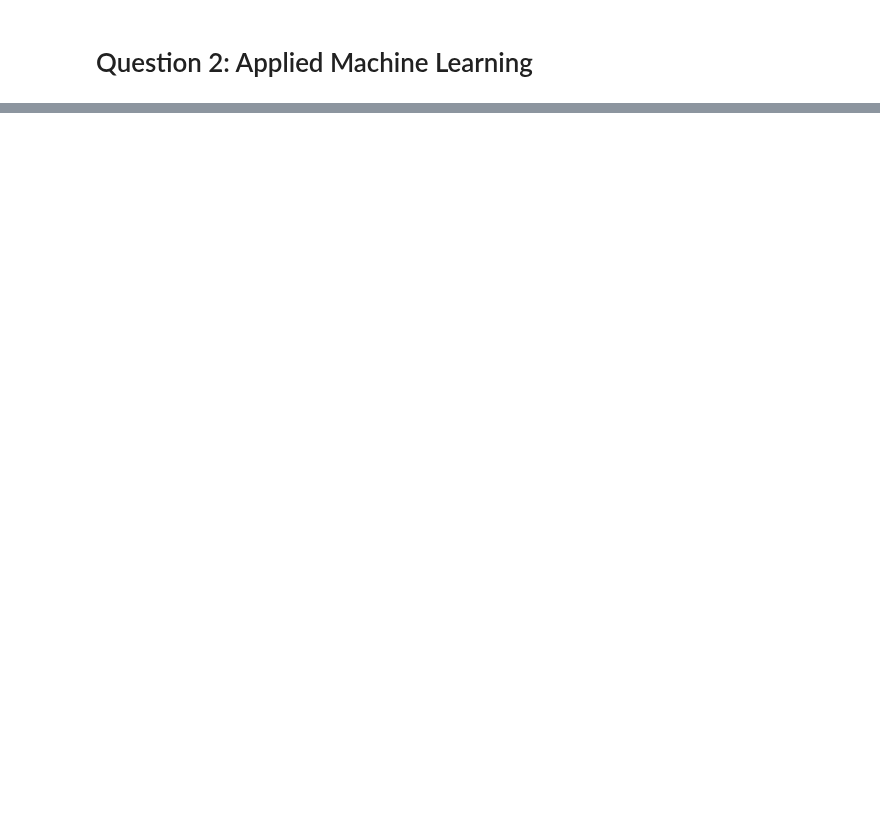
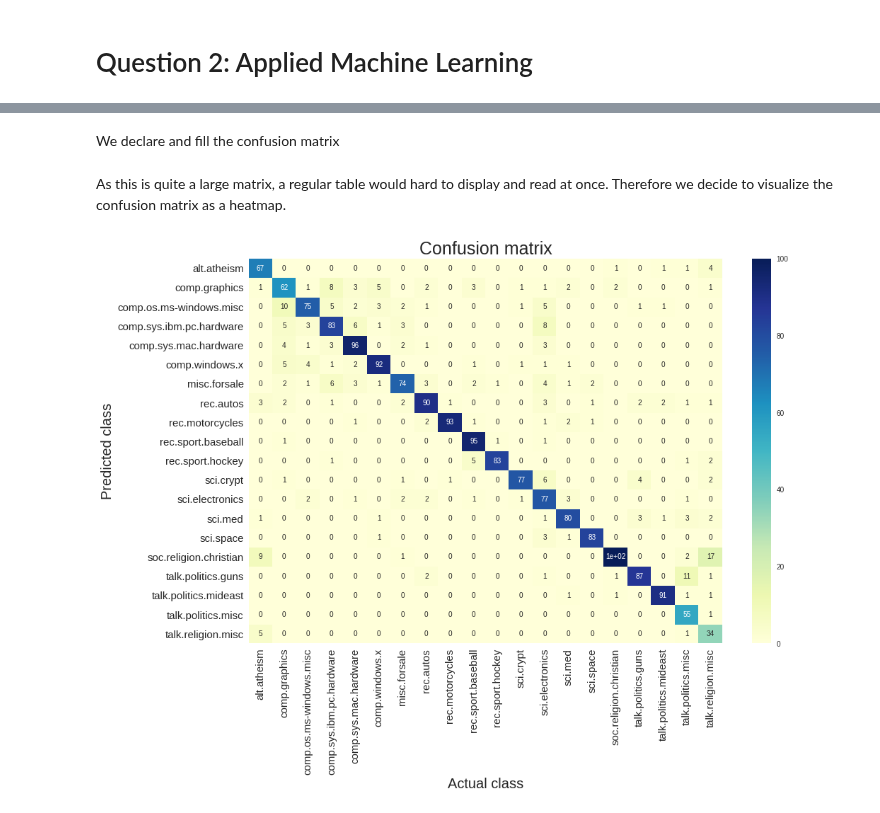
Before and after one commit to vincenzobaz/VBTALL-ADA2017, a Jupyter notebook: Homework 4.ipynb, the cells around one changed output, grey strips where cells are left out. Cells and saved outputs as stored; diff of their text form; code cells hidden in the pictures; blank space fills up the shorter version.

```diff
--- a/Homework 4.ipynb
+++ b/Homework 4.ipynb
@@ -103,0 +84,36 @@ plt.plot([a[2] for a in a])
+# %%
+n, d, _ = accuracies[-1]
+rfc = RandomForestClassifier(n_estimators=n, max_depth=d)
+rfc.fit(x_train, y_train)
+predictions = rfc.predict(x_test)
+# %% [markdown]
+We declare and fill the confusion matrix
+# %%
+confusion_matrix = np.zeros((len(data.target_names), len(data.target_names)))
+categories = np.sort(np.unique(data.target))
+
+for predicted_class in categories:
+    reals = y_test[np.where(predictions == predicted_class)]
+    for actuals_class in reals:
+        confusion_matrix[predicted_class, actuals_class] += 1
+# %% [markdown]
+As this is quite a large matrix, a regular table would hard to display and read at once. Therefore we decide to visualize the confusion matrix as a heatmap.
+# %%
+fig, ax = plt.subplots(nrows=1, ncols=1, figsize=(15, 10))
+
+sns.heatmap(confusion_matrix,
+            xticklabels=data.target_names,
+            yticklabels=data.target_names,
+            annot=True,
+            cmap='YlGnBu',
+            ax=ax)
+
+ax.set_ylabel('Predicted class').set_size(20)
+ax.set_xlabel('Actual class').set_size(20)
+
+for tick in [*ax.get_xticklabels(), *ax.get_yticklabels()]:
+    tick.set_size(15)
+
+ax.set_title('Confusion matrix').set_size(25)
+# %% [output]
+[figure, added]
```
Also changed, not shown: parts of 23 cells of this notebook.
